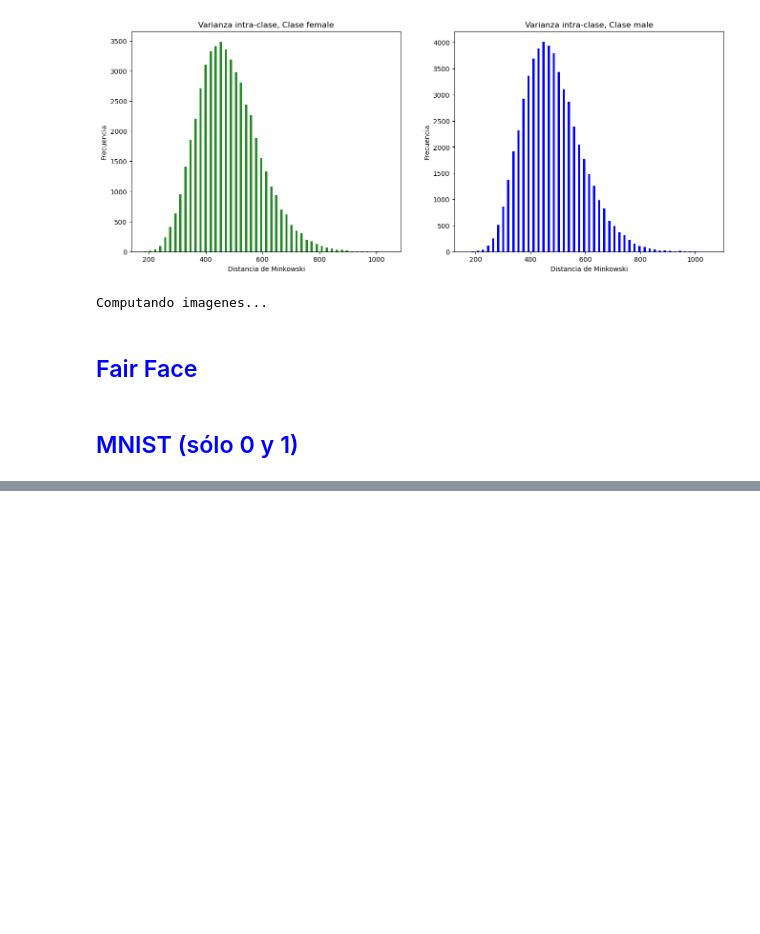
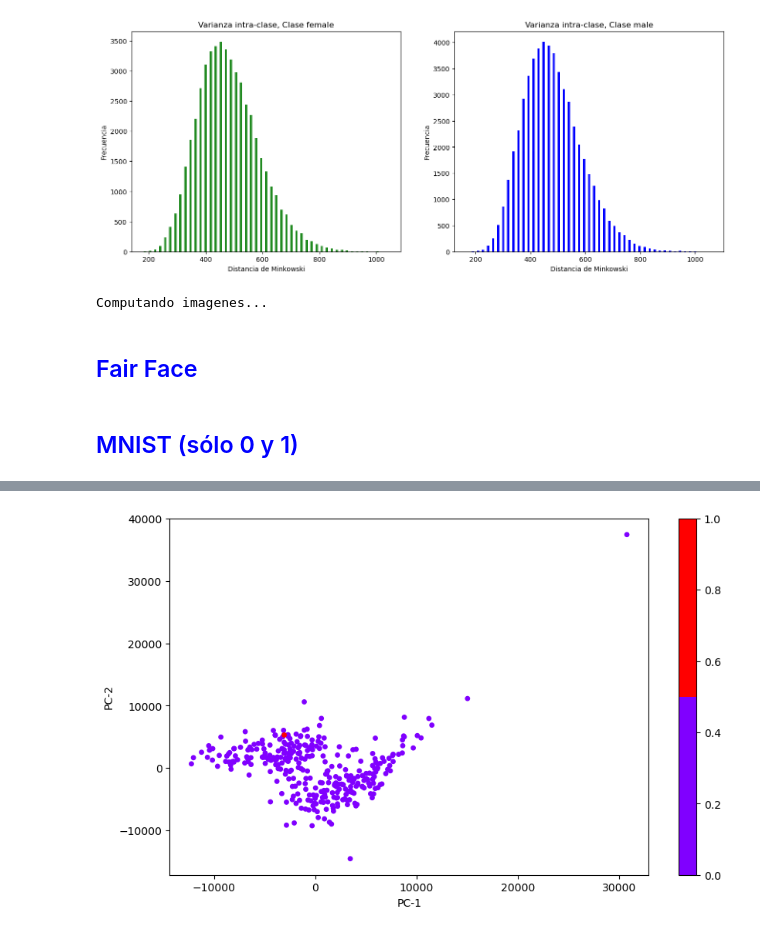
Before and after one commit to danibt656/final-thesis, a Jupyter notebook: notebooks/Intra-class-variance.ipynb, the cells around one changed output, grey strips where cells are left out. Drawn from its saved outputs; the diff is of its cells as text; code cells hidden in the pictures; blank space fills up the shorter version.

```diff
--- a/notebooks/Intra-class-variance.ipynb
+++ b/notebooks/Intra-class-variance.ipynb
@@ -255,0 +276,18 @@ mv_mnist.plot_PCA(s=4)
+# %%
+#Import required modules
+from sklearn.decomposition import PCA
+
+pca = PCA(2) # we need 2 principal components.
+converted_data = pca.fit_transform(faces)
+
+faces.shape, targets.shape, converted_data.shape
+# %%
+plt.figure(figsize = (10,6))
+c_map = plt.cm.get_cmap('rainbow', 2)
+plt.scatter(converted_data[:, 0], converted_data[:, 1], s = 15,
+            cmap = c_map , c = targets)
+plt.colorbar()
+plt.xlabel('PC-1') , plt.ylabel('PC-2')
+plt.show()
+# %% [output]
+[figure, added]
```
Also changed, not shown: parts of 4 cells of this notebook, 5 other files.
